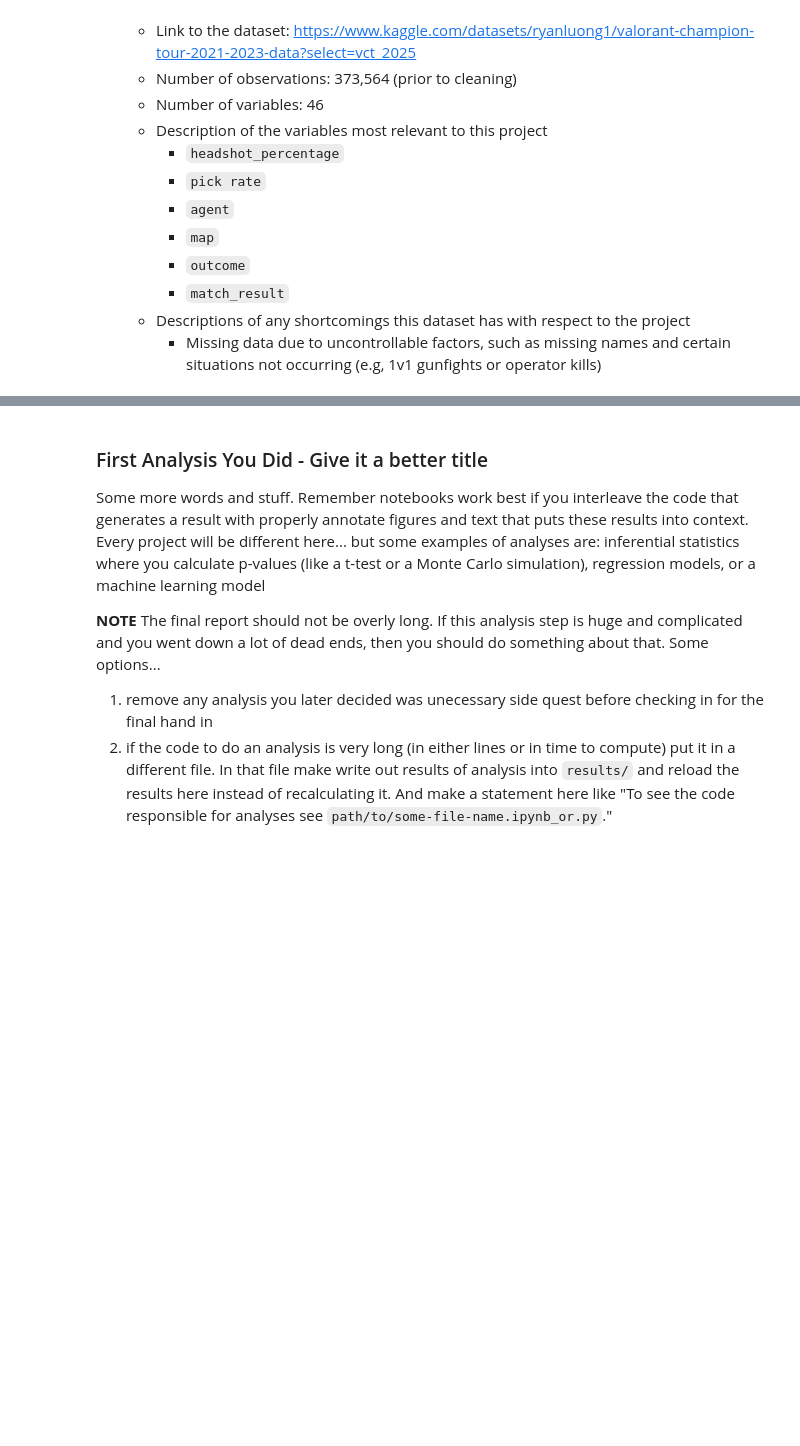
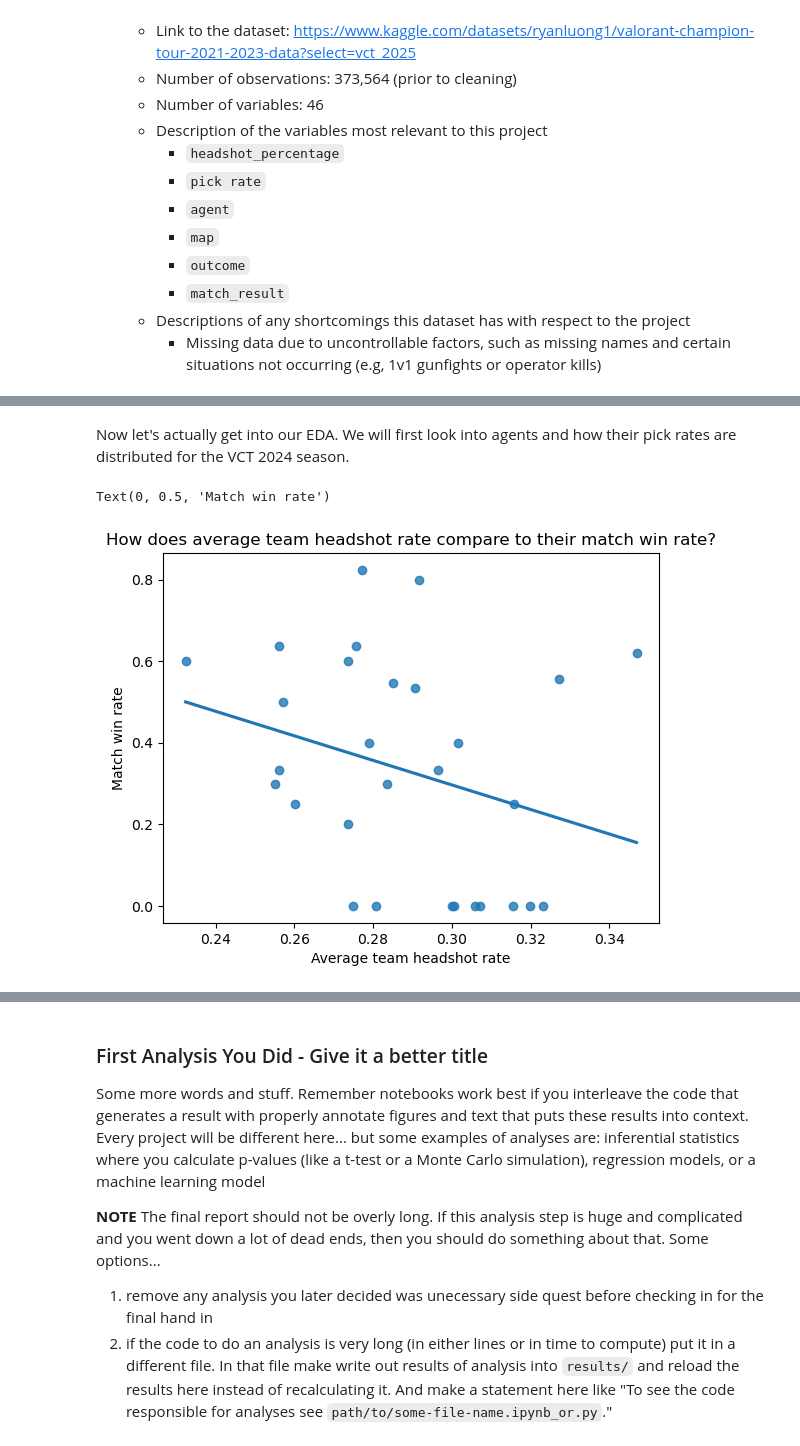
Before and after one commit to COGS108/Group102_WI26, a Jupyter notebook: 03-FinalProject.ipynb, the cells around one changed output, grey strips where cells are left out. Saved outputs shown, nothing was run; the diff lists cells and outputs as text; code cells hidden in the pictures; blank space fills up the shorter version.

Commit message:
transfer content to final proj
also cleaned the eda checkpt a bit

```diff
--- a/03-FinalProject.ipynb
+++ b/03-FinalProject.ipynb
@@ -164,0 +167,13 @@ Instructions: REPLACE the contents of this cell with your work, including any up
+# %%
+# load processed data
+## agents folder
+agents_pick = pd.read_csv('data/02-processed/vct_both_2024_2025/vct_2024/agents_pick.csv')
+
+## ids folder
+overview_clean = pd.read_csv('data/02-processed/vct_both_2024_2025/vct_2024/overview.csv')
+
+## matches folder
+scores = pd.read_csv('data/00-raw/vct_both_2024_2025/vct_2024/matches/scores.csv')
+
+## players_stats folder
+players_stats = pd.read_csv("data/02-processed/vct_both_2024_2025/vct_2024/players_stats.csv")
@@ -164,0 +262,13 @@ Instructions: REPLACE the contents of this cell with your work, including any up
+# %%
+# calculate headshot percentage as a team
+playoffs_overview = overview_clean[overview_clean['Stage'] == 'Playoffs']
+
+playoffs_overview = (
+    playoffs_overview
+    .groupby('Team')['Headshot %']
+    .mean()
+    .reset_index(name = 'avg_team_hs')
+)
+
+print(playoffs_overview.shape)
+playoffs_overview.head()
@@ -164,0 +345,3 @@ Instructions: REPLACE the contents of this cell with your work, including any up
+# %%
+playoffs_overview['Team Region'] = playoffs_overview['Team'].map(team_region_mapping)
+playoffs_overview.head()
@@ -164,0 +428,6 @@ Instructions: REPLACE the contents of this cell with your work, including any up
+# %%
+# merge what we have so far on team level (playoffs_overview and team_record)
+playoffs_teams_merged = pd.merge(playoffs_overview, team_record, on = 'Team', how = 'inner')
+
+print(playoffs_teams_merged.shape)
+playoffs_teams_merged.head()
@@ -164,0 +516,12 @@ Instructions: REPLACE the contents of this cell with your work, including any up
+# %% [markdown]
+Now let's actually get into our EDA. We will first look into agents and how their pick rates are distributed for the VCT 2024 season.
+# %%
+# scatterplot: team avg headshot rate vs match win rate
+fig = sns.regplot(playoffs_teams_merged, x = 'avg_team_hs', y = 'Win Rate', ci = None)
+
+plt.title('How does average team headshot rate compare to their match win rate?')
+plt.xlabel('Average team headshot rate')
+plt.ylabel('Match win rate')
+# %% [output]
+Text(0, 0.5, 'Match win rate')
+[figure, added]
```
Also changed, not shown: parts of 50 cells of this notebook.
